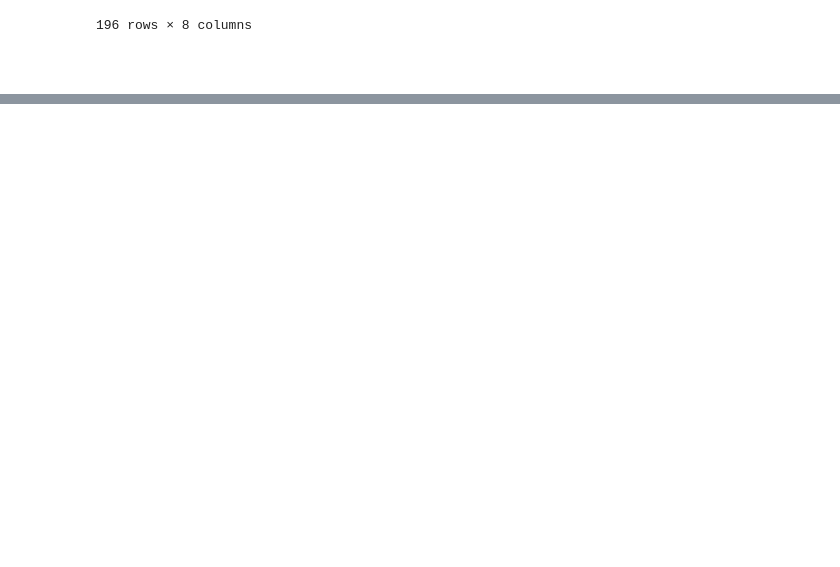
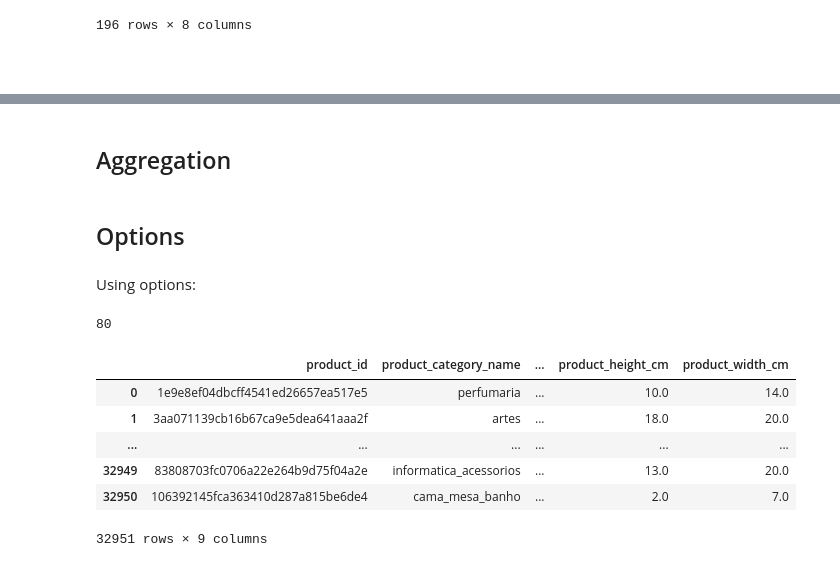
Before and after one commit to bartosz67/eda, a Jupyter notebook: Pandas.ipynb, the cells around one changed output, grey strips where cells are left out. Cells and saved outputs as stored; diff of their text form; code cells hidden in the pictures; blank space fills up the shorter version.

```diff
--- a/Pandas.ipynb
+++ b/Pandas.ipynb
@@ -173,0 +336,6 @@ temp.loc[('perfumaria', 'medium'), :]  # perfumeria from first index and medium
+# %% [markdown]
+## Aggregation
+# %% [markdown]
+## Options
+# %% [markdown]
+Using options:
@@ -173,0 +345,19 @@ temp.loc[('perfumaria', 'medium'), :]  # perfumeria from first index and medium
+# %%
+pd.get_option('display.width')  # get current option value
+# %% [output]
+80
+# %%
+# pd.set_option('display.width', 40)
+# reset_option('display.width')
+# reset_option('all')  # resets all options
+
+with pd.option_context('display.max_rows', 4, 'display.max_columns', 5):
+    display(products)
+# %% [output]
+|  | product_id | product_category_name | ... | product_height_cm | product_width_cm |
+| 0 | 1e9e8ef04dbcff4541ed26657ea517e5 | perfumaria | ... | 10.0 | 14.0 |
+| 1 | 3aa071139cb16b67ca9e5dea641aaa2f | artes | ... | 18.0 | 20.0 |
+| ... | ... | ... | ... | ... | ... |
+| 32949 | 83808703fc0706a22e264b9d75f04a2e | informatica_acessorios | ... | 13.0 | 20.0 |
+| 32950 | 106392145fca363410d287a815be6de4 | cama_mesa_banho | ... | 2.0 | 7.0 |
+32951 rows × 9 columns
```
Also changed, not shown: parts of 35 cells of this notebook.
